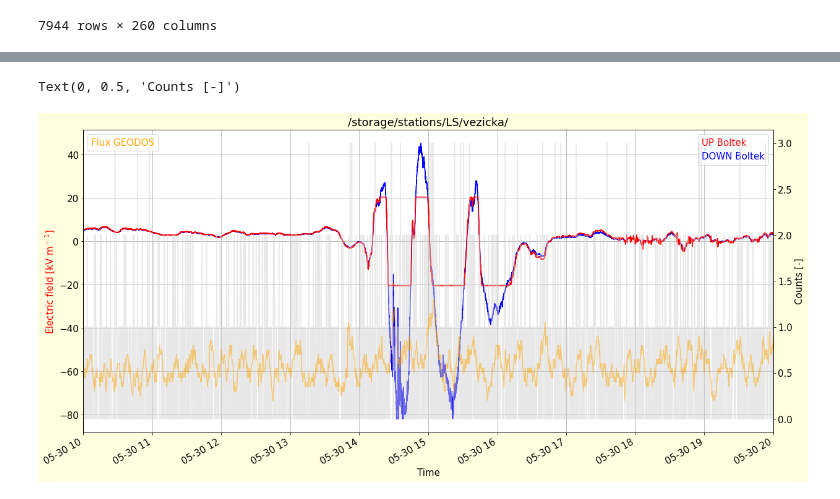
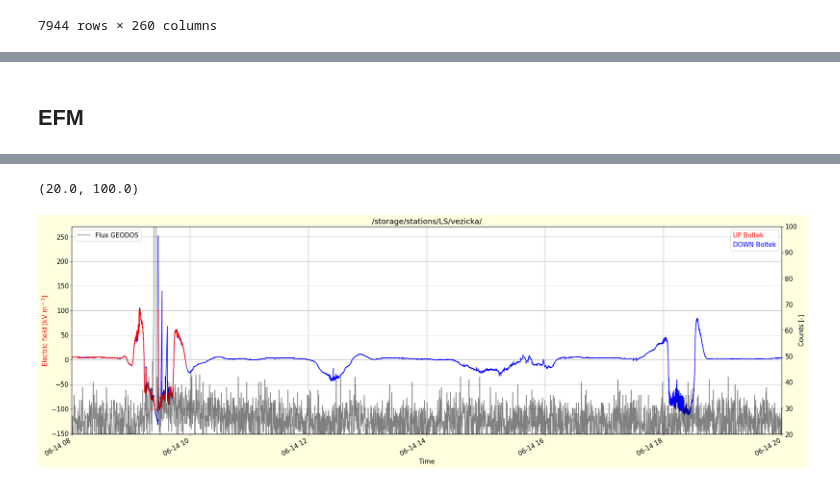
Before and after one commit to UniversalScientificTechnologies/GEODOS02, a Jupyter notebook: notebooks/GEODOS-LS.ipynb, the cells around one changed output, grey strips where cells are left out. Cells and saved outputs as stored; diff of their text form; code cells hidden in the pictures.

```diff
--- a/notebooks/GEODOS-LS.ipynb
+++ b/notebooks/GEODOS-LS.ipynb
@@ -860,0 +854,8 @@ None
+# %%
+plt.figure(figsize=(30,5))
+plt.tight_layout()
+matplotlib.rcParams.update({'font.size': 15})
+
+plt.scatter(evtt, ev, marker='.', alpha=0.3)
+#plt.ylim(0,250)
+#plt.xlim('2022-06-24 11:00:00','2022-06-24 20:00:00')
@@ -860,0 +906,9 @@ None
+# %%
+plt.figure(figsize=(30,5), facecolor='lightyellow')
+plt.tight_layout()
+matplotlib.rcParams.update({'font.size': 15})
+
+#hits.set_index('time', inplace=True, drop=False)
+hits.sort_index(inplace=True)
+plt.plot(hits.iloc[:,2], marker='o')
+plt.xlim(pd.to_datetime('2023-06-14 9:22:0'),pd.to_datetime('2023-06-14 9:26:30'))
@@ -861,7 +937,7 @@ None
 # %% [markdown]
 ## Resetitko LS
 # %%
-dto = '/storage/stations/LS/resetitko/2023/03/27/'
+dto = '/storage/stations/LS/resetitko/2023/06/14/'
 
 df = pd.DataFrame()
 
@@ -936,9 +1093,11 @@ hist['roll'].plot()
+# %% [markdown]
+## EFM
 # %%
 fto = '/storage/stations/LS/vezicka/'
 
-ftt = glob.iglob(fto+"/**/*.csv.2023-05-30*") # generator, search immediate subdirectories
+ftt = glob.iglob(fto+"/**/*.csv.2023-06-14*") # generator, search immediate subdirectories
 
-plt.figure(figsize=(20,10), facecolor='lightyellow')
+plt.figure(figsize=(30,10), facecolor='lightyellow')
 matplotlib.rcParams.update({'font.size': 15})
 
 for f in ftt:
@@ -951,17 +1110,17 @@ for f in ftt:
     if 'up' in f:
         label = 'UP Boltek'
         color = 'red'
-        factor = 1
+        factor = 5
     else:
         label = 'DOWN Boltek'
         color = 'blue'
-        factor = 4
+        factor = 4*5
 
 
     df['field'] = df[1].str.replace('$', '', regex=False)
     df['time'] = pd.to_datetime(df[0],unit='s')
     df.set_index('time', inplace=True, drop=False)
-    df['field'] = pd.to_numeric(df['field'])
+    df['field'] = pd.to_numeric(df['field'], errors='coerce')
 
     (df['field']*factor).plot(label=label, color=color)
 
@@ -974,17 +1133,28 @@ plt.grid()
 plt.xlabel('Time')
 #plt.ylim(-20,20)
 #plt.xlim('2023-05-30 10:00','2023-05-30 22:00')
-plt.xlim('2023-05-30 10:00','2023-05-30 20:00')
+#plt.xlim('2023-05-30 10:00','2023-05-30 20:00')
+#plt.xlim('2023-06-02 9:00','2023-06-02 20:00')
+plt.xlim('2023-06-14 8:00','2023-06-14 20:00')
 
 plt.twinx()
 
 FROM = '2023-05-30 10:00'
 TO = '2023-05-30 22:00'
-histogram['flux'] = histogram.loc[:,25:27].sum(axis=1)
+FROM = '2023-06-14 8:00'
+TO = '2023-06-14 20:00'
+#FROM = '2023-06-04 0:00'
+#TO = '2023-06-04 23:59'
+#histogram['flux'] = histogram.loc[:,25:27].sum(axis=1)
+#histogram['flux'] = histogram.loc[:,200:400].sum(axis=1)
+histogram['flux'] = histogram.loc[:,0:1023].sum(axis=1)
 histogram['roll'] = histogram['flux'].rolling(20).mean()
 matplotlib.rcParams.update({'font.size': 15})
-histogram.loc[FROM:TO,'flux'].plot(alpha=0.5,color='lightgray')
-histogram.loc[FROM:TO,'roll'].plot(alpha=0.5,color='orange')
-plt.legend(['Flux GEODOS'], labelcolor=['orange'], handlelength=0, handletextpad=0, fancybox=True, loc=2)
+#histogram.loc[FROM:TO,'flux'].plot(alpha=0.5, label='Flux GEODOS')
+histogram.loc[FROM:TO,'flux'].plot(color='black',label='Flux GEODOS', alpha=0.5)
+#histogram.loc[FROM:TO,'roll'].plot(alpha=0.5,color='orange')
+plt.legend(loc=2)
+#plt.legend(['Flux GEODOS'], labelcolor=['orange'], handlelength=0, handletextpad=0, fancybox=True, loc=2)
 plt.ylabel('Counts [-]')
+plt.ylim(20, 100)
 # %% [output]
@@ -1008,2 +1178,2 @@ plt.ylabel('Counts [-]')
-Text(0, 0.5, 'Counts [-]')
+(20.0, 100.0)
-[figure, old version]
+[figure, new version]
```
Also changed, not shown: parts of 42 cells of this notebook, 1 other file.
